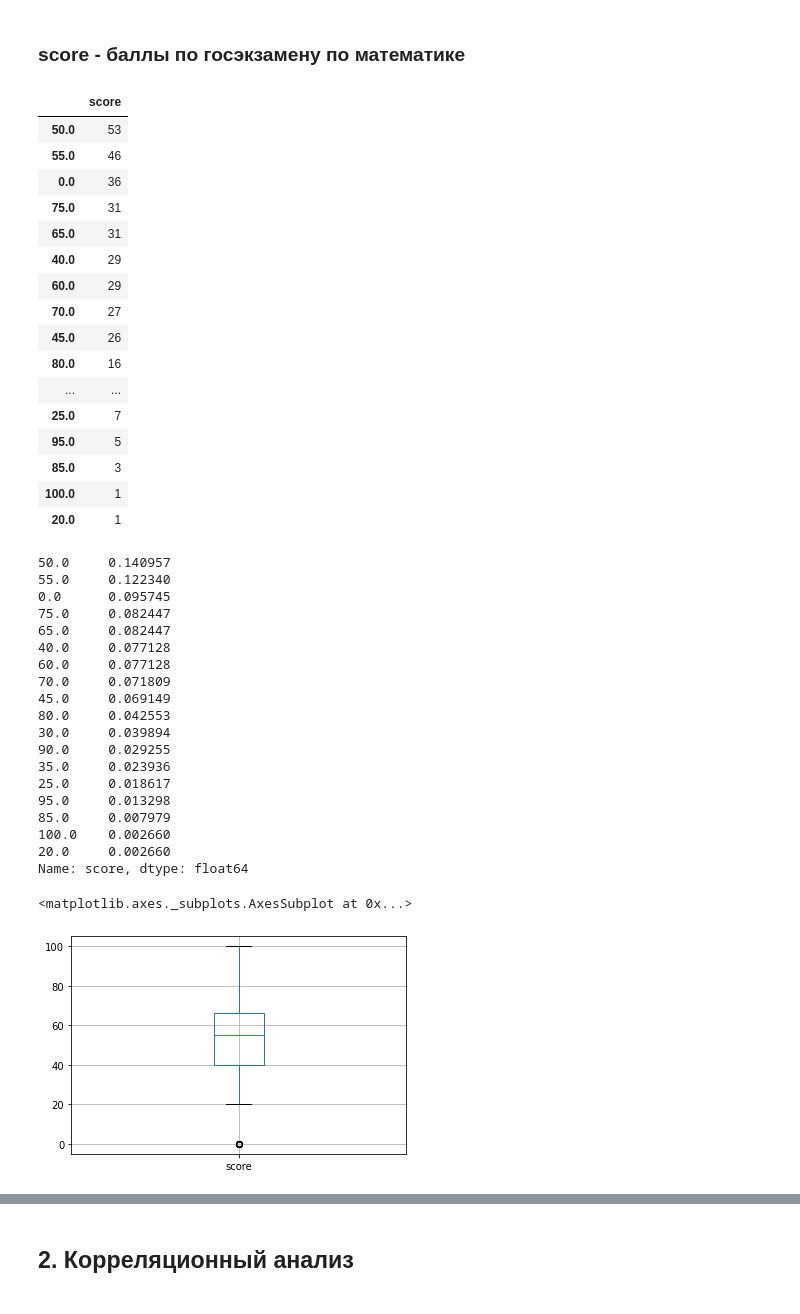
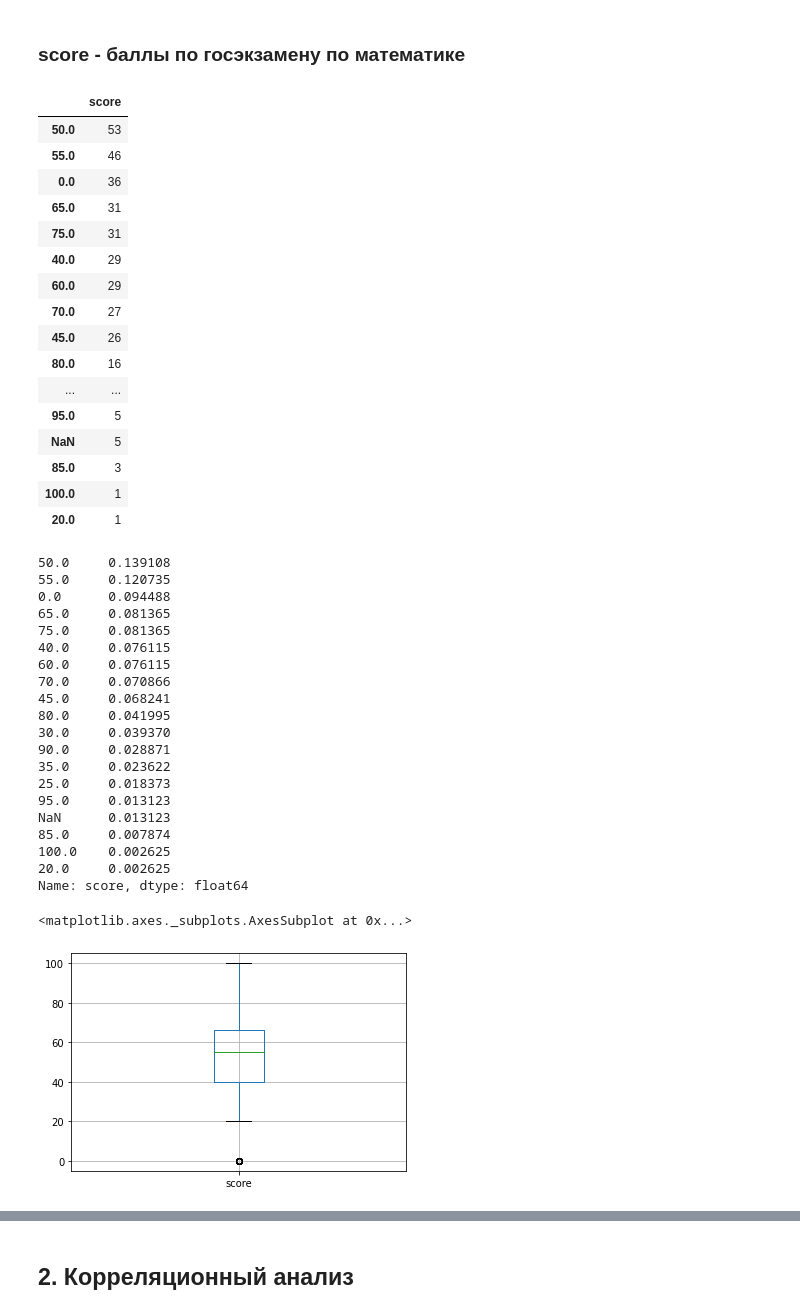
Before and after one commit to axpelman/skillfactory_rds, a Jupyter notebook: module_2/Exploratory data analysis.ipynb, the cells around one changed output, grey strips where cells are left out. Cells and saved outputs as stored; diff of their text form; code cells hidden in the pictures.

```diff
--- a/module_2/Exploratory data analysis.ipynb
+++ b/module_2/Exploratory data analysis.ipynb
@@ -711,6 +756,7 @@ print('25-й перцентиль: {},'.format(perc25), '75-й перценти
 # %% [markdown]
 На данном этапе выбросы исключать не будем а вот ошибку нужно исправить с помощью lambda функции:
 # %%
-math_progress.famrel = math_progress.famrel.apply(lambda x: 1 if x == -1 else x)
+math_progress.famrel = math_progress.famrel.apply(
+    lambda x: 1 if x == -1 else x)
 # %%
 # Проверка:
@@ -912,45 +966,46 @@ Name: absences, dtype: float64
 # %% [markdown]
 ### score - баллы по госэкзамену по математике
 # %%
-display(pd.DataFrame(math_progress.score.value_counts()))
-display(math_progress.score.value_counts(normalize=True))
+display(pd.DataFrame(math_progress.score.value_counts(dropna=False)))
+display(math_progress.score.value_counts(dropna=False, normalize=True))
 math_progress.boxplot(column=['score'])
 # %% [output]
 |  | score |
 | 50.0 | 53 |
 | 55.0 | 46 |
 | 0.0 | 36 |
+| 65.0 | 31 |
 | 75.0 | 31 |
-| 65.0 | 31 |
 | 40.0 | 29 |
 | 60.0 | 29 |
 | 70.0 | 27 |
 | 45.0 | 26 |
 | 80.0 | 16 |
 | ... | ... |
-| 25.0 | 7 |
 | 95.0 | 5 |
+| NaN | 5 |
 | 85.0 | 3 |
 | 100.0 | 1 |
 | 20.0 | 1 |
-50.0     0.140957
-55.0     0.122340
-0.0      0.095745
-75.0     0.082447
-65.0     0.082447
-40.0     0.077128
-60.0     0.077128
-70.0     0.071809
-45.0     0.069149
-80.0     0.042553
-30.0     0.039894
-90.0     0.029255
-35.0     0.023936
-25.0     0.018617
-95.0     0.013298
-85.0     0.007979
-100.0    0.002660
-20.0     0.002660
+50.0     0.139108
+55.0     0.120735
+0.0      0.094488
+65.0     0.081365
+75.0     0.081365
+40.0     0.076115
+60.0     0.076115
+70.0     0.070866
+45.0     0.068241
+80.0     0.041995
+30.0     0.039370
+90.0     0.028871
+35.0     0.023622
+25.0     0.018373
+95.0     0.013123
+NaN      0.013123
+85.0     0.007874
+100.0    0.002625
+20.0     0.002625
 Name: score, dtype: float64
 <matplotlib.axes._subplots.AxesSubplot at 0x...>
 [figure]
```
Also changed, not shown: parts of 51 cells of this notebook, 1 other file.
